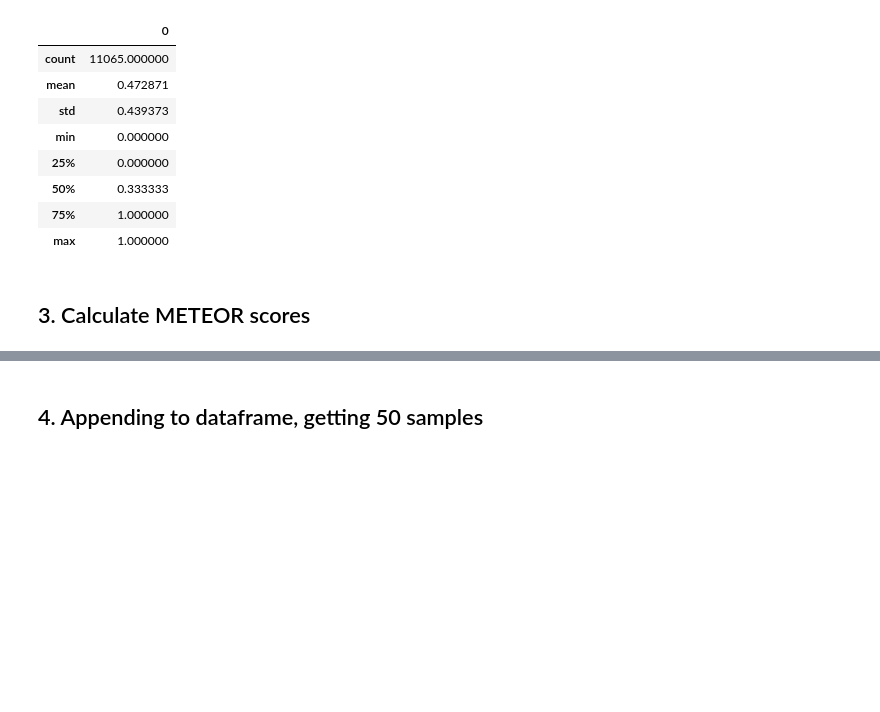
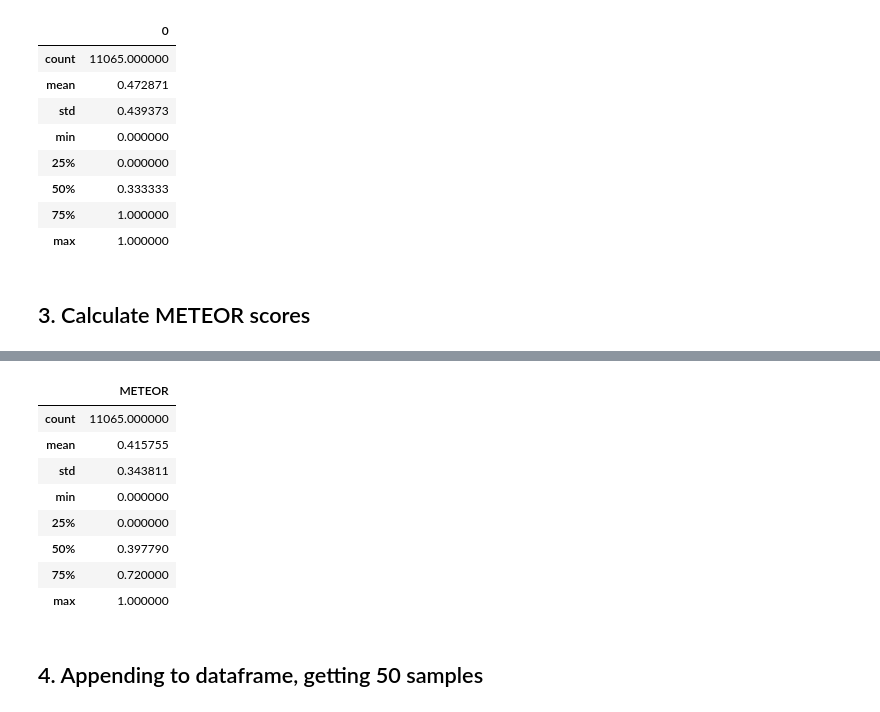
Before and after one commit to anitakurm/data-science-bert, a Jupyter notebook: Evaluation.ipynb, the cells around one changed output, grey strips where cells are left out. Cells and saved outputs as stored; diff of their text form; code cells hidden in the pictures; blank space fills up the shorter version.

```diff
--- a/Evaluation.ipynb
+++ b/Evaluation.ipynb
@@ -697,3 +700,16 @@ distil_meteors.describe()
+# %%
+distil_meteors['METEOR'] = np.where(distil_meteors['METEOR'] > 1, 1, distil_meteors['METEOR'])
+distil_meteors.describe()
+# %% [output]
+|  | METEOR |
+| count | 11065.000000 |
+| mean | 0.415755 |
+| std | 0.343811 |
+| min | 0.000000 |
+| 25% | 0.000000 |
+| 50% | 0.397790 |
+| 75% | 0.720000 |
+| max | 1.000000 |
 # %%
 bert_meteors.to_csv("bert_meteors.csv", index = False)
 distil_meteors.to_csv("distil_meteors.csv", index = False)
```
Also changed, not shown: parts of 5 cells of this notebook.
